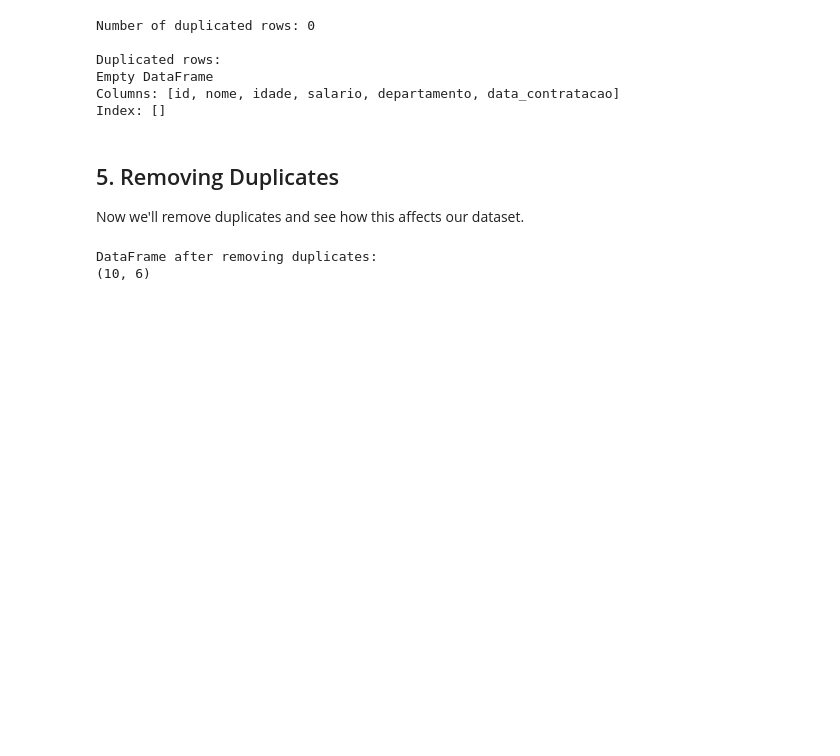
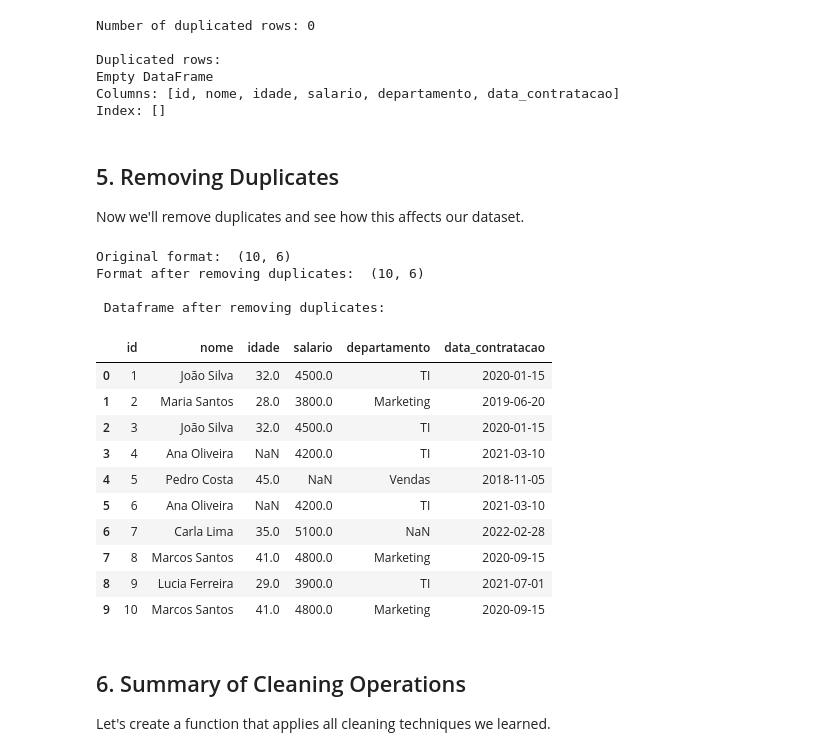
Before and after one commit to eduardowanderleyde/data-engineer-code-pattern, a Jupyter notebook: data_cleanup/data_cleaning_python.ipynb, the cells around one changed output. Cells and saved outputs as stored; diff of their text form; code cells hidden in the pictures; blank space fills up the shorter version.

Commit message:
Strings cleaning and final result

```diff
--- a/data_cleanup/data_cleaning_python.ipynb
+++ b/data_cleanup/data_cleaning_python.ipynb
@@ -168,8 +168,29 @@ Now we'll remove duplicates and see how this affects our dataset.
 # %%
 # Removing duplicates
 df_no_duplicates = df.drop_duplicates()
-print("DataFrame after removing duplicates:")
-print(df_no_duplicates.shape)
+
+print("Original format: ", df.shape)
+print("Format after removing duplicates: ", df_no_duplicates.shape)
+
+print("\n Dataframe after removing duplicates: ")
+df_no_duplicates
 # %% [output]
-DataFrame after removing duplicates:
-(10, 6)
+Original format:  (10, 6)
+Format after removing duplicates:  (10, 6)
+
+ Dataframe after removing duplicates:
+|  | id | nome | idade | salario | departamento | data_contratacao |
+| 0 | 1 | João Silva | 32.0 | 4500.0 | TI | 2020-01-15 |
+| 1 | 2 | Maria Santos | 28.0 | 3800.0 | Marketing | 2019-06-20 |
+| 2 | 3 | João Silva | 32.0 | 4500.0 | TI | 2020-01-15 |
+| 3 | 4 | Ana Oliveira | NaN | 4200.0 | TI | 2021-03-10 |
+| 4 | 5 | Pedro Costa | 45.0 | NaN | Vendas | 2018-11-05 |
+| 5 | 6 | Ana Oliveira | NaN | 4200.0 | TI | 2021-03-10 |
+| 6 | 7 | Carla Lima | 35.0 | 5100.0 | NaN | 2022-02-28 |
+| 7 | 8 | Marcos Santos | 41.0 | 4800.0 | Marketing | 2020-09-15 |
+| 8 | 9 | Lucia Ferreira | 29.0 | 3900.0 | TI | 2021-07-01 |
+| 9 | 10 | Marcos Santos | 41.0 | 4800.0 | Marketing | 2020-09-15 |
+# %% [markdown]
+## 6. Summary of Cleaning Operations
+
+Let's create a function that applies all cleaning techniques we learned.
```
Also changed, not shown: parts of 1 cell of this notebook.
